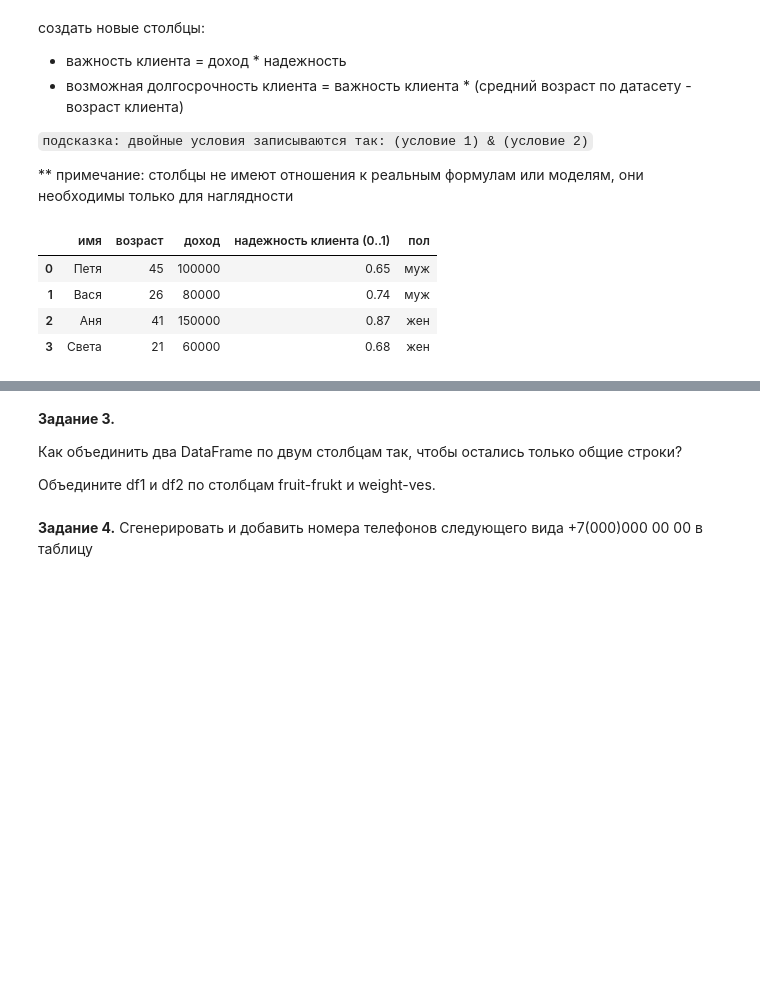
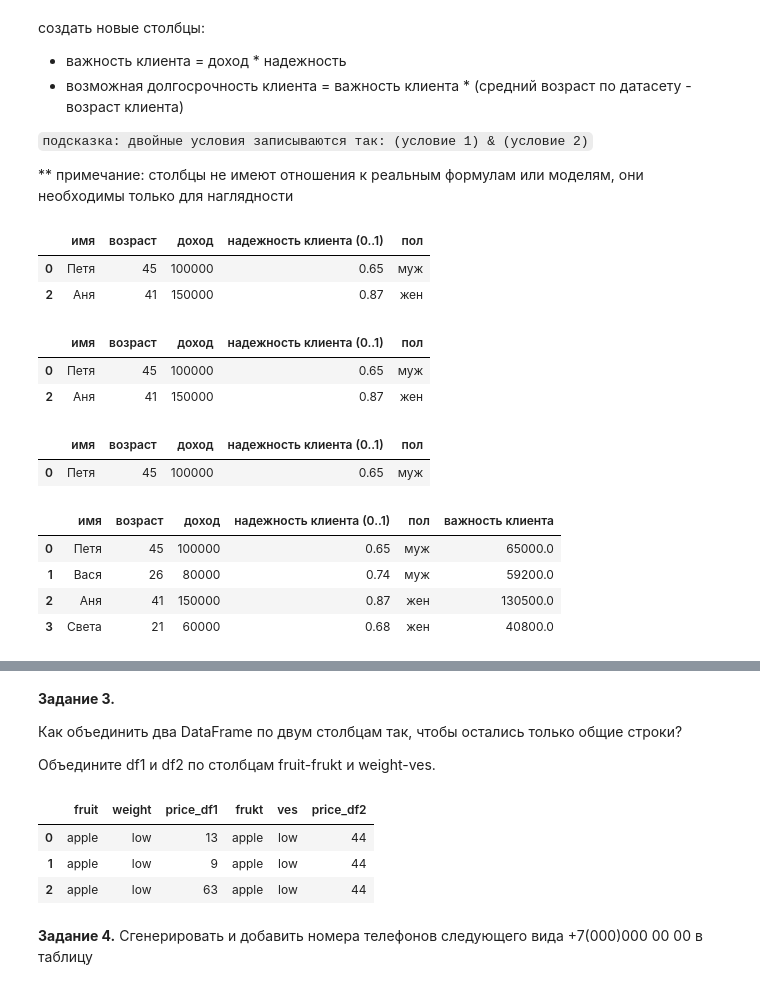
Before and after one commit to Luzinsan/PyCourseLuzinsan, a Jupyter notebook: 2_1_Practice_10_11.ipynb, the cells around one changed output, grey strips where cells are left out. Drawn from its saved outputs; the diff is of its cells as text; code cells hidden in the pictures; blank space fills up the shorter version.

Commit message:
Auto stash before merge of "main" and "origin/main"

```diff
--- a/2_1_Practice_10_11.ipynb
+++ b/2_1_Practice_10_11.ipynb
@@ -945,19 +50,51 @@ Length: 100, dtype: float64
 # %%
 # создадим тестовый датасет
 df = pd.DataFrame({
     'имя': ['Петя', 'Вася', 'Аня', 'Света'],
     'возраст': [45, 26, 41 , 21],
     'доход': [100000, 80000, 150000, 60000],
     'надежность клиента (0..1)': [0.65, 0.74, 0.87, 0.68],
     'пол': ['муж', 'муж', 'жен', 'жен']},
     index=[0, 1, 2, 3])
 
-df
 
 # ваш код тут
+
+# 1. Возраст > 40
+sample = df[df['возраст'] > 40]
+display(sample)
+
+# 2. Доход > Доход.mean()
+income_mean = df['доход'].mean()
+sample = df[df['доход'] > income_mean]
+display(sample)
+
+# 3. Доход > Доход.mean() & Надежность < Надежность.mean()
+reliability_mean = df['надежность клиента (0..1)'].mean()
+sample = df[
+    (df['доход'] > income_mean) & \
+    (df['надежность клиента (0..1)'] < reliability_mean)
+]
+display(sample)
+
+# 4. Добавление столбца 'важность клиента'
+df['важность клиента'] = df['доход'] * df['надежность клиента (0..1)']
+display(df)
+
+# 5. Добавление столбца 'возможная долгосрочность клиента'
+df['возможная долгосрочность клиента'] = df['важность клиента'] * (df['возраст'].mean() - df['возраст'])
+display(df)
 # %% [output]
 |  | имя | возраст | доход | надежность клиента (0..1) | пол |
 | 0 | Петя | 45 | 100000 | 0.65 | муж |
-| 1 | Вася | 26 | 80000 | 0.74 | муж |
 | 2 | Аня | 41 | 150000 | 0.87 | жен |
-| 3 | Света | 21 | 60000 | 0.68 | жен |
+|  | имя | возраст | доход | надежность клиента (0..1) | пол |
+| 0 | Петя | 45 | 100000 | 0.65 | муж |
+| 2 | Аня | 41 | 150000 | 0.87 | жен |
+|  | имя | возраст | доход | надежность клиента (0..1) | пол |
+| 0 | Петя | 45 | 100000 | 0.65 | муж |
+|  | имя | возраст | доход | надежность клиента (0..1) | пол | важность клиента |
+| 0 | Петя | 45 | 100000 | 0.65 | муж | 65000.0 |
+| 1 | Вася | 26 | 80000 | 0.74 | муж | 59200.0 |
+| 2 | Аня | 41 | 150000 | 0.87 | жен | 130500.0 |
+| 3 | Света | 21 | 60000 | 0.68 | жен | 40800.0 |
@@ -975,6 +117,19 @@ df1 = pd.DataFrame({'fruit': ['apple', 'banana', 'orange'] * 3,
 df2 = pd.DataFrame({'frukt': ['apple', 'banana', 'melon'] * 2,
                     'ves': ['low', 'high'] * 3,
                     'price': np.random.randint(0, 100, 6)})
+
+df = pd.merge(df1, df2,
+              how='inner',
+              left_on=['fruit', 'weight'],
+              right_on=['frukt', 'ves'],
+              suffixes=['_df1', '_df2']
+              )
+display(df)
+# %% [output]
+|  | fruit | weight | price_df1 | frukt | ves | price_df2 |
+| 0 | apple | low | 13 | apple | low | 44 |
+| 1 | apple | low | 9 | apple | low | 44 |
+| 2 | apple | low | 63 | apple | low | 44 |
 # %% [markdown]
 **Задание 4.**
 Сгенерировать и добавить номера телефонов следующего вида +7(000)000 00 00 в таблицу
```
Also changed, not shown: parts of 150 cells of this notebook, 2 other files.
